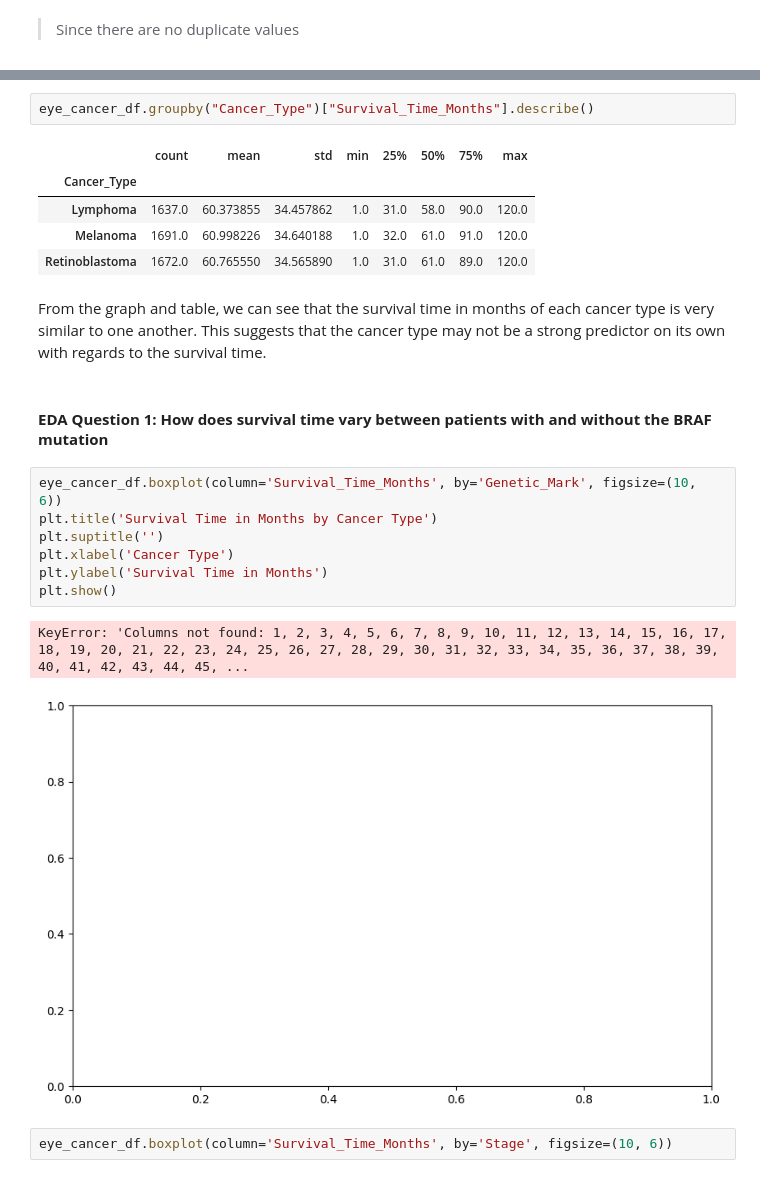
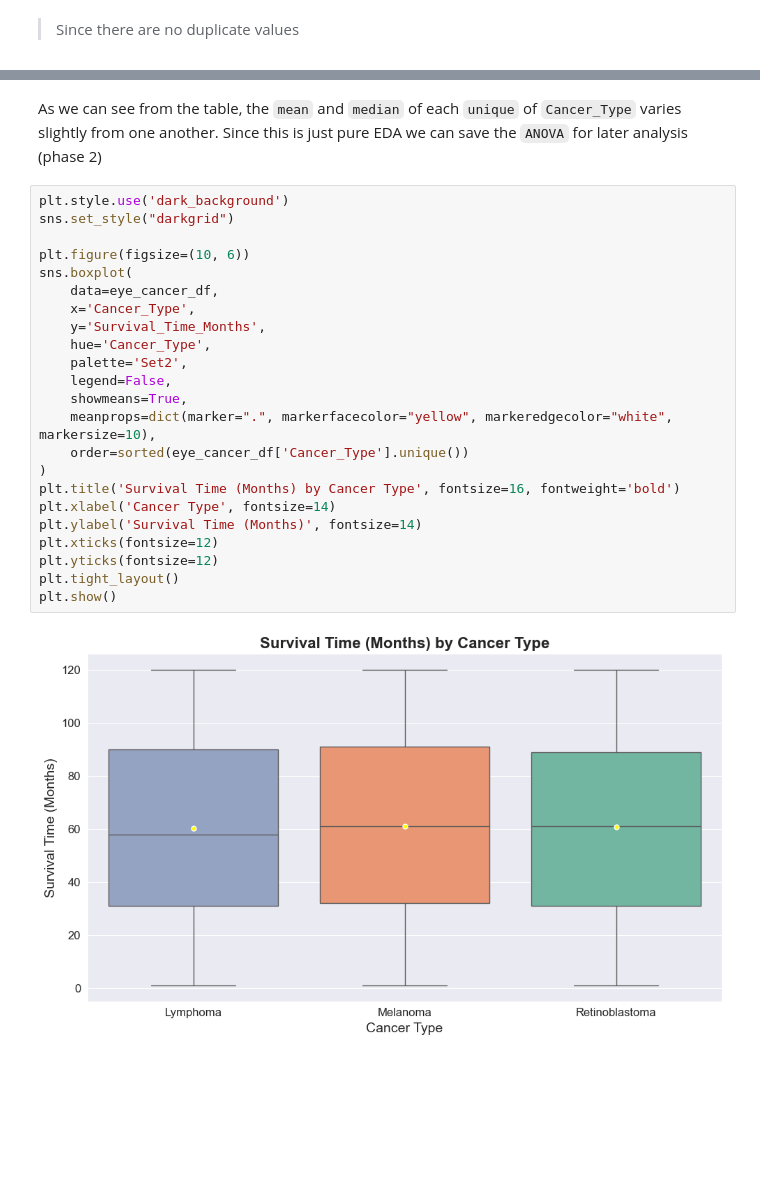
Before and after one commit to Kamote35/CSMODEL-S20-pandas-Salle-, a Jupyter notebook: [CSMODEL]Pandas_Salle_WithExplanations(Visualizations).ipynb, the cells around one changed output, grey strips where cells are left out. Saved outputs shown, nothing was run; the diff lists cells and outputs as text; blank space fills up the shorter version.

```diff
--- a/[CSMODEL]Pandas_Salle_WithExplanations(Visualizations).ipynb
+++ b/[CSMODEL]Pandas_Salle_WithExplanations(Visualizations).ipynb
@@ -200,24 +231,27 @@ plt.show()
+# %% [markdown]
+As we can see from the table, the `mean` and `median` of each `unique` of `Cancer_Type` varies slightly from one another. Since this is just pure EDA we can save the `ANOVA` for later analysis (phase 2)
 # %%
-eye_cancer_df.groupby("Cancer_Type")["Survival_Time_Months"].describe()
+plt.style.use('dark_background')
+sns.set_style("darkgrid")
+
+plt.figure(figsize=(10, 6))
+sns.boxplot(
+    data=eye_cancer_df,
+    x='Cancer_Type',
+    y='Survival_Time_Months',
+    hue='Cancer_Type',
+    palette='Set2',
+    legend=False,
+    showmeans=True,
+    meanprops=dict(marker=".", markerfacecolor="yellow", markeredgecolor="white", markersize=10),
+    order=sorted(eye_cancer_df['Cancer_Type'].unique())
+)
+plt.title('Survival Time (Months) by Cancer Type', fontsize=16, fontweight='bold')
+plt.xlabel('Cancer Type', fontsize=14)
+plt.ylabel('Survival Time (Months)', fontsize=14)
+plt.xticks(fontsize=12)
+plt.yticks(fontsize=12)
+plt.tight_layout()
+plt.show()
 # %% [output]
-|  | count | mean | std | min | 25% | 50% | 75% | max |
-| Cancer_Type |  |  |  |  |  |  |  |  |
-| Lymphoma | 1637.0 | 60.373855 | 34.457862 | 1.0 | 31.0 | 58.0 | 90.0 | 120.0 |
-| Melanoma | 1691.0 | 60.998226 | 34.640188 | 1.0 | 32.0 | 61.0 | 91.0 | 120.0 |
-| Retinoblastoma | 1672.0 | 60.765550 | 34.565890 | 1.0 | 31.0 | 61.0 | 89.0 | 120.0 |
+[figure, added]
-# %% [markdown]
-From the graph and table, we can see that the survival time in months of each cancer type is very similar to one another. This suggests that the cancer type may not be a strong predictor on its own with regards to the survival time.
-# %% [markdown]
-#### **EDA Question 1: How does survival time vary between patients with and without the BRAF mutation**
-# %%
-eye_cancer_df.boxplot(column='Survival_Time_Months', by='Genetic_Mark', figsize=(10, 6))
-plt.title('Survival Time in Months by Cancer Type')
-plt.suptitle('')
-plt.xlabel('Cancer Type')
-plt.ylabel('Survival Time in Months')
-plt.show()
-# %% [output]
-KeyError: 'Columns not found: 1, 2, 3, 4, 5, 6, 7, 8, 9, 10, 11, 12, 13, 14, 15, 16, 17, 18, 19, 20, 21, 22, 23, 24, 25, 26, 27, 28, 29, 30, 31, 32, 33, 34, 35, 36, 37, 38, 39, 40, 41, 42, 43, 44, 45, ...
-[figure, removed]
-# %%
-eye_cancer_df.boxplot(column='Survival_Time_Months', by='Stage', figsize=(10, 6))
```
Also changed, not shown: parts of 48 cells of this notebook.
